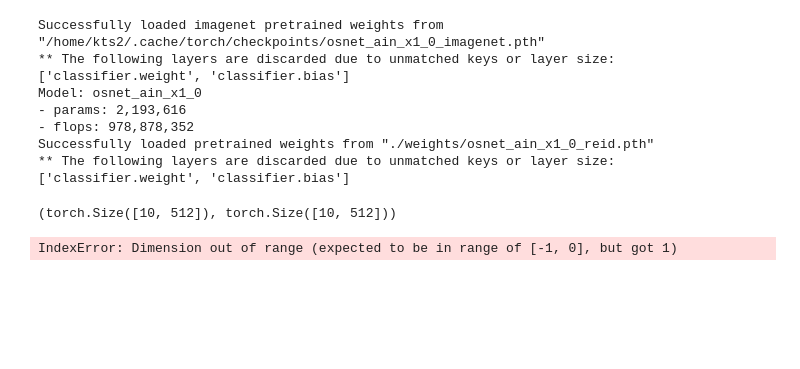
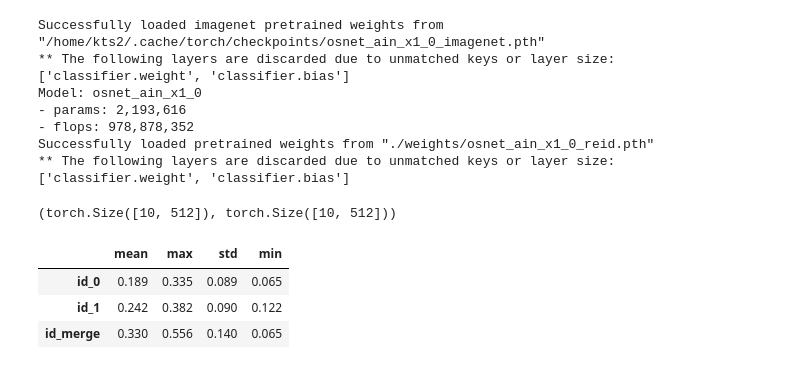
Before and after one commit to estkts2/4th_tr1_etc, a Jupyter notebook: reid_eda.ipynb, the cells around one changed output. Cells and saved outputs as stored; diff of their text form; code cells hidden in the pictures; blank space fills up the shorter version.

```diff
--- a/reid_eda.ipynb
+++ b/reid_eda.ipynb
@@ -128,9 +129,16 @@ def mean_diff(ebds):
     r = [mean, diff.max(), diff.std(), diff.clone().fill_diagonal_(1).min()]
     r = [e.cpu().numpy().round(3) for e in r]
     return r
-# %%
-# 사잇각 평균, max, std, min
-sts_0 = [mean_diff(e) for e in ebds_0]
-sts_1 = [mean_diff(e) for e in ebds_1]
-# %% [output]
-IndexError: Dimension out of range (expected to be in range of [-1, 0], but got 1)
+# %%
+# 사잇각 평균, max, std, min
+sts_0 = mean_diff(ebds_0)
+sts_1 = mean_diff(ebds_1)
+sts   = mean_diff(torch.cat([ebds_0, ebds_1], dim=0))
+pd.DataFrame([sts_0, sts_1, sts],
+             index=['id_0', 'id_1', 'id_merge'],
+             columns=['mean', 'max', 'std', 'min'])
+# %% [output]
+|  | mean | max | std | min |
+| id_0 | 0.189 | 0.335 | 0.089 | 0.065 |
+| id_1 | 0.242 | 0.382 | 0.090 | 0.122 |
+| id_merge | 0.330 | 0.556 | 0.140 | 0.065 |
```
Also changed, not shown: parts of 1 cell of this notebook.
